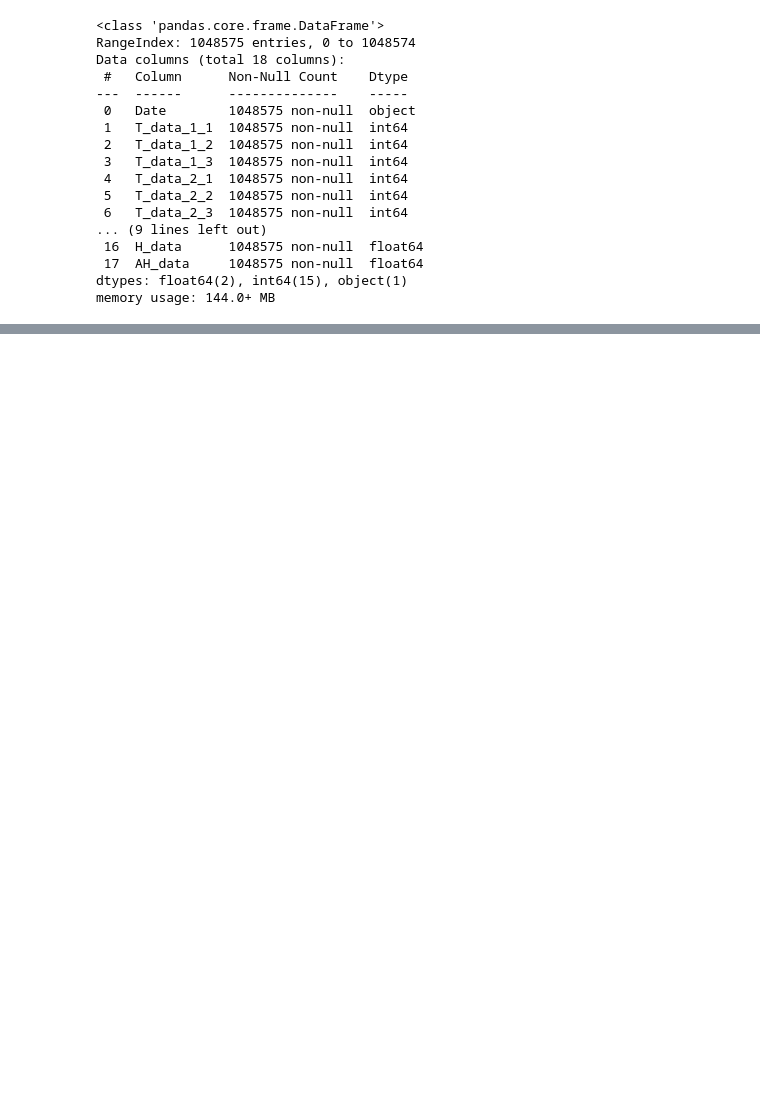
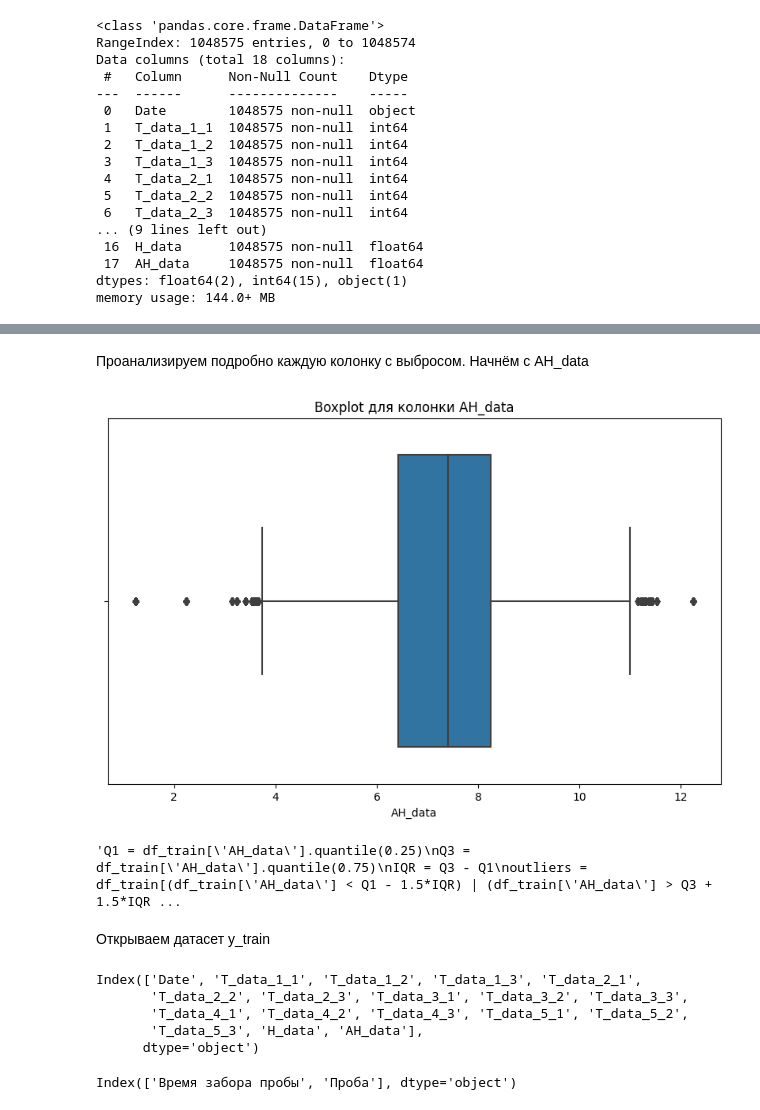
Before and after one commit to kuzmichye/datatech_intern, a Jupyter notebook: model/main.ipynb, the cells around one changed output, grey strips where cells are left out. Saved outputs shown, nothing was run; the diff lists cells and outputs as text; code cells hidden in the pictures; blank space fills up the shorter version.

```diff
--- a/model/main.ipynb
+++ b/model/main.ipynb
@@ -40,0 +169,44 @@ memory usage: 144.0+ MB
+# %% [markdown]
+Проанализируем подробно каждую колонку с выбросом. Начнём с AH_data
+# %%
+plt.figure(figsize=(10, 6))
+sns.boxplot(x=df_train['AH_data'])
+plt.title('Boxplot для колонки AH_data')
+plt.show()
+# %% [output]
+[figure, added]
+# %%
+'''Q1 = df_train['AH_data'].quantile(0.25)
+Q3 = df_train['AH_data'].quantile(0.75)
+IQR = Q3 - Q1
+outliers = df_train[(df_train['AH_data'] < Q1 - 1.5*IQR) | (df_train['AH_data'] > Q3 + 1.5*IQR)]
+
+outlier_list = outliers['AH_data'].to_list()
+
+# Формирование словаря с количеством повторений выбросов
+outlier_dict = {}
+for outlier in outlier_list:
+    if outlier in outlier_dict:
+        outlier_dict[outlier] += 1
+    else:
+        outlier_dict[outlier] = 1
+
+print('Словарь выбросов и их количество:')
+print(outlier_dict)
+
+# Расчет процентного отношения выбросов к общему количеству данных
+total_data_count = len(df_train['AH_data'])
+outliers_count = len(outlier_list)
+outliers_percentage = (outliers_count / total_data_count) * 100
+
+print('Процентное отношение выбросов к общему количеству данных в колонке AH_data:', round(outliers_percentage,2))
+
+min_humidity = df_train['AH_data'].min()
+max_humidity = df_train['AH_data'].max()
+
+print(f"Минимальная влажность сырья: {min_humidity}")
+print(f"Максимальная влажность сырья: {max_humidity}")'''
+# %% [output]
+'Q1 = df_train[\'AH_data\'].quantile(0.25)\nQ3 = df_train[\'AH_data\'].quantile(0.75)\nIQR = Q3 - Q1\noutliers = df_train[(df_train[\'AH_data\'] < Q1 - 1.5*IQR) | (df_train[\'AH_data\'] > Q3 + 1.5*IQR ...
+# %% [markdown]
+Открываем датасет y_train
@@ -40,0 +215,8 @@ memory usage: 144.0+ MB
+# %%
+df_train.columns
+# %% [output]
+Index(['Date', 'T_data_1_1', 'T_data_1_2', 'T_data_1_3', 'T_data_2_1',
+       'T_data_2_2', 'T_data_2_3', 'T_data_3_1', 'T_data_3_2', 'T_data_3_3',
+       'T_data_4_1', 'T_data_4_2', 'T_data_4_3', 'T_data_5_1', 'T_data_5_2',
+       'T_data_5_3', 'H_data', 'AH_data'],
+      dtype='object')
@@ -40,0 +225,4 @@ memory usage: 144.0+ MB
+# %%
+y_train.columns
+# %% [output]
+Index(['Время забора пробы', 'Проба'], dtype='object')
```
Also changed, not shown: parts of 31 cells of this notebook, 4 other files.
